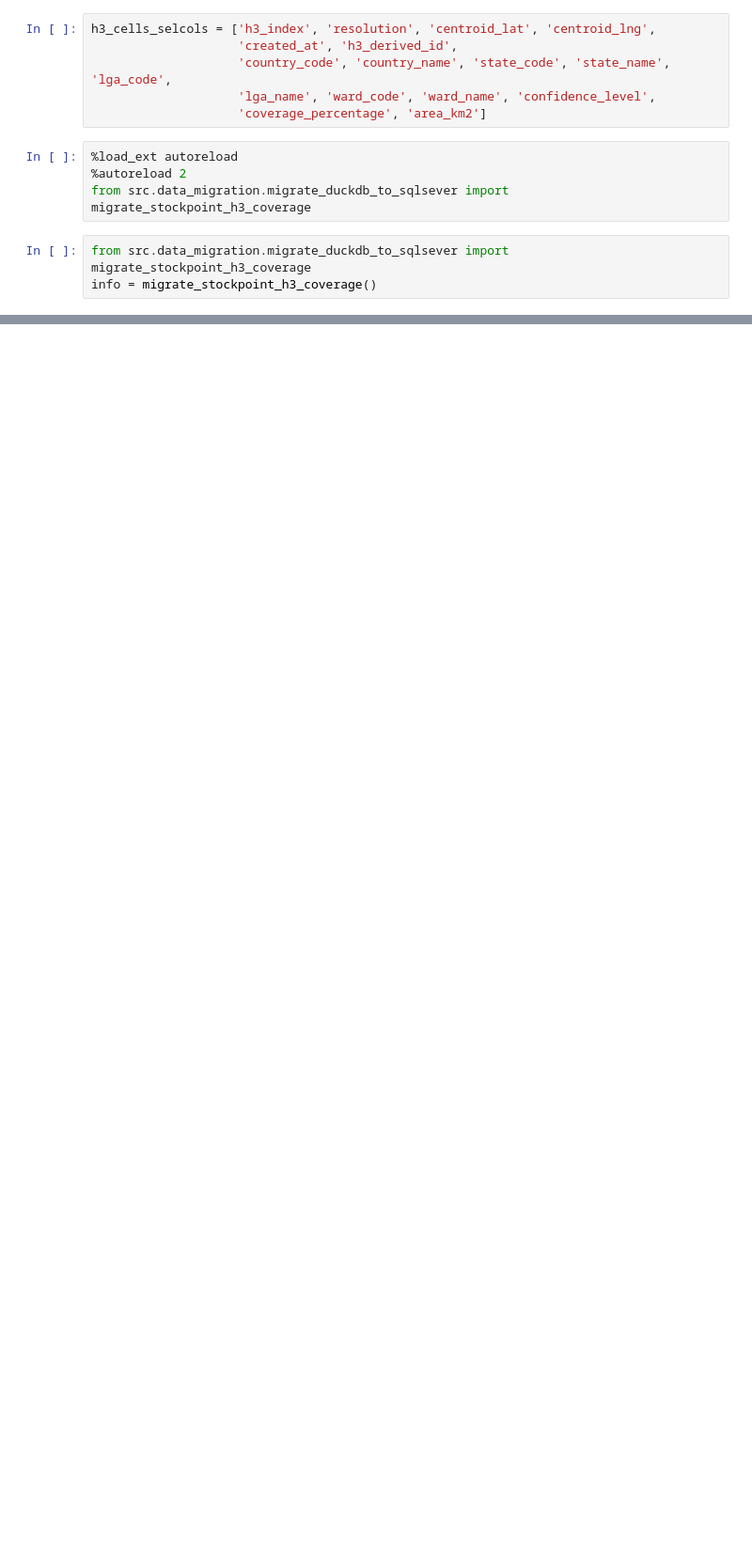
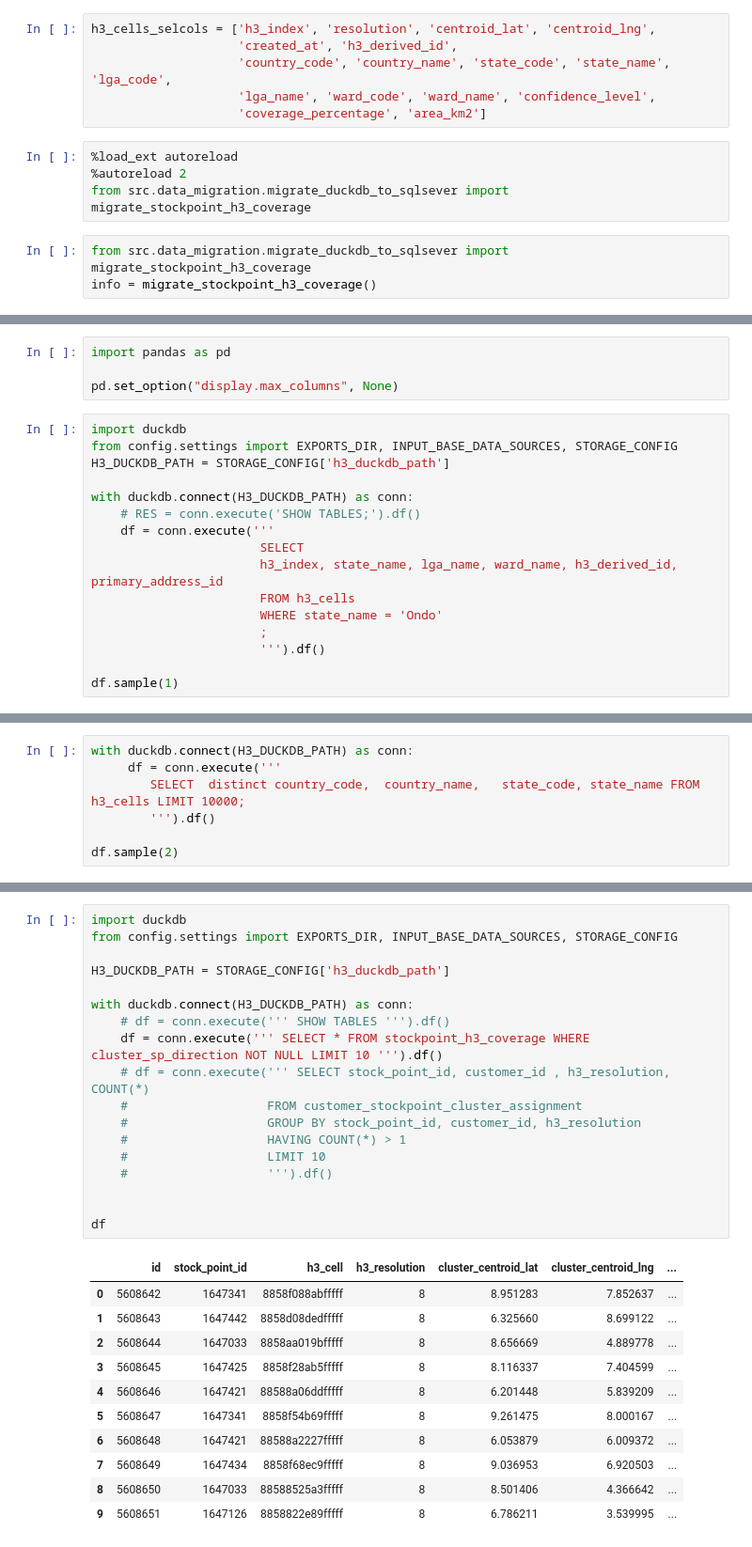
Before and after one commit to bteinstein/demand_engine, a Jupyter notebook: StockPoint_Clustering_and_Routing/01_main - dev.ipynb, the cells around one changed output, grey strips where cells are left out. Shown at 94% size. Drawn from its saved outputs; the diff is of its cells as text; blank space fills up the shorter version.

```diff
--- a/StockPoint_Clustering_and_Routing/01_main - dev.ipynb
+++ b/StockPoint_Clustering_and_Routing/01_main - dev.ipynb
@@ -961,0 +1067,20 @@ LoadInfo(pipeline=<dlt.pipeline(pipeline_name='duckdb_to_sqlserver', destination
+# %%
+import pandas as pd
+
+pd.set_option("display.max_columns", None)
+# %%
+import duckdb
+from config.settings import EXPORTS_DIR, INPUT_BASE_DATA_SOURCES, STORAGE_CONFIG
+H3_DUCKDB_PATH = STORAGE_CONFIG['h3_duckdb_path']
+
+with duckdb.connect(H3_DUCKDB_PATH) as conn:
+    # RES = conn.execute('SHOW TABLES;').df()
+    df = conn.execute('''
+                       SELECT
+                       h3_index, state_name, lga_name, ward_name, h3_derived_id, primary_address_id
+                       FROM h3_cells
+                       WHERE state_name = 'Ondo'
+                       ;
+                       ''').df()
+
+df.sample(1)
@@ -961,0 +1139,7 @@ LoadInfo(pipeline=<dlt.pipeline(pipeline_name='duckdb_to_sqlserver', destination
+# %%
+with duckdb.connect(H3_DUCKDB_PATH) as conn:
+     df = conn.execute('''
+        SELECT  distinct country_code,	country_name,	state_code,	state_name FROM h3_cells LIMIT 10000;
+        ''').df()
+
+df.sample(2)
@@ -961,0 +1204,30 @@ LoadInfo(pipeline=<dlt.pipeline(pipeline_name='duckdb_to_sqlserver', destination
+# %%
+import duckdb
+from config.settings import EXPORTS_DIR, INPUT_BASE_DATA_SOURCES, STORAGE_CONFIG
+
+H3_DUCKDB_PATH = STORAGE_CONFIG['h3_duckdb_path']
+
+with duckdb.connect(H3_DUCKDB_PATH) as conn:
+    # df = conn.execute(''' SHOW TABLES ''').df()
+    df = conn.execute(''' SELECT * FROM stockpoint_h3_coverage WHERE cluster_sp_direction NOT NULL LIMIT 10 ''').df()
+    # df = conn.execute(''' SELECT stock_point_id, customer_id , h3_resolution, COUNT(*)
+    #                   FROM customer_stockpoint_cluster_assignment
+    #                   GROUP BY stock_point_id, customer_id, h3_resolution
+    #                   HAVING COUNT(*) > 1
+    #                   LIMIT 10
+    #                   ''').df()
+
+
+df
+# %% [output]
+|  | id | stock_point_id | h3_cell | h3_resolution | cluster_centroid_lat | cluster_centroid_lng | ... |
+| 0 | 5608642 | 1647341 | 8858f088abfffff | 8 | 8.951283 | 7.852637 | ... |
+| 1 | 5608643 | 1647442 | 8858d08dedfffff | 8 | 6.325660 | 8.699122 | ... |
+| 2 | 5608644 | 1647033 | 8858aa019bfffff | 8 | 8.656669 | 4.889778 | ... |
+| 3 | 5608645 | 1647425 | 8858f28ab5fffff | 8 | 8.116337 | 7.404599 | ... |
+| 4 | 5608646 | 1647421 | 88588a06ddfffff | 8 | 6.201448 | 5.839209 | ... |
+| 5 | 5608647 | 1647341 | 8858f54b69fffff | 8 | 9.261475 | 8.000167 | ... |
+| 6 | 5608648 | 1647421 | 88588a2227fffff | 8 | 6.053879 | 6.009372 | ... |
+| 7 | 5608649 | 1647434 | 8858f68ec9fffff | 8 | 9.036953 | 6.920503 | ... |
+| 8 | 5608650 | 1647033 | 88588525a3fffff | 8 | 8.501406 | 4.366642 | ... |
+| 9 | 5608651 | 1647126 | 8858822e89fffff | 8 | 6.786211 | 3.539995 | ... |
```
Also changed, not shown: parts of 52 cells of this notebook, 40 other files.
